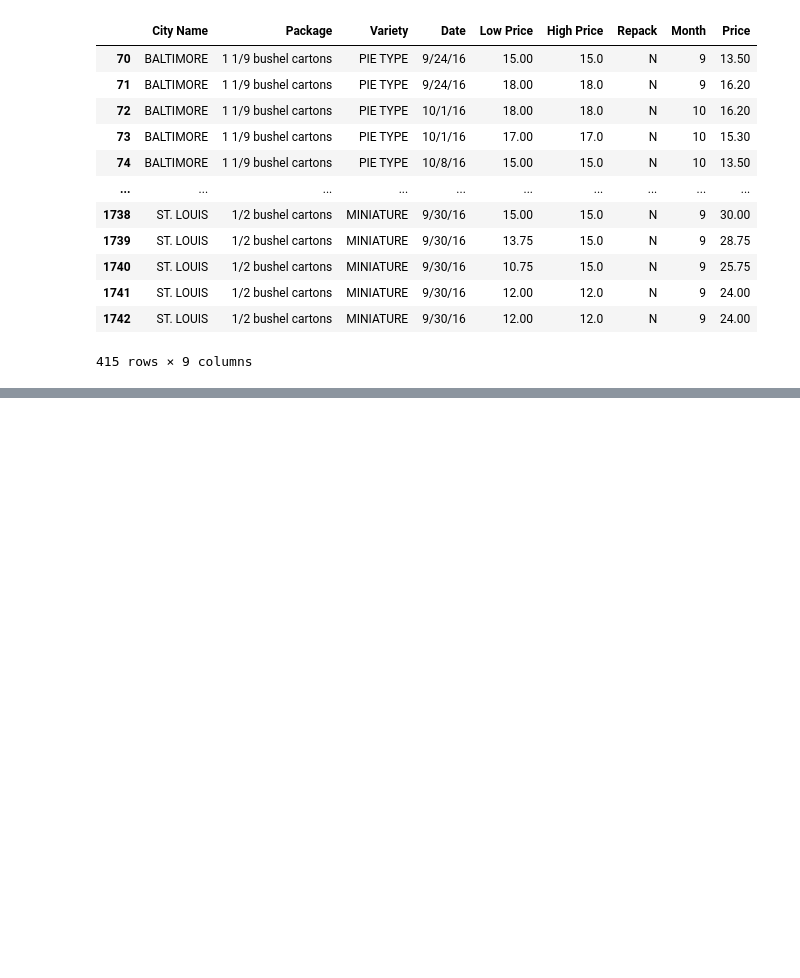
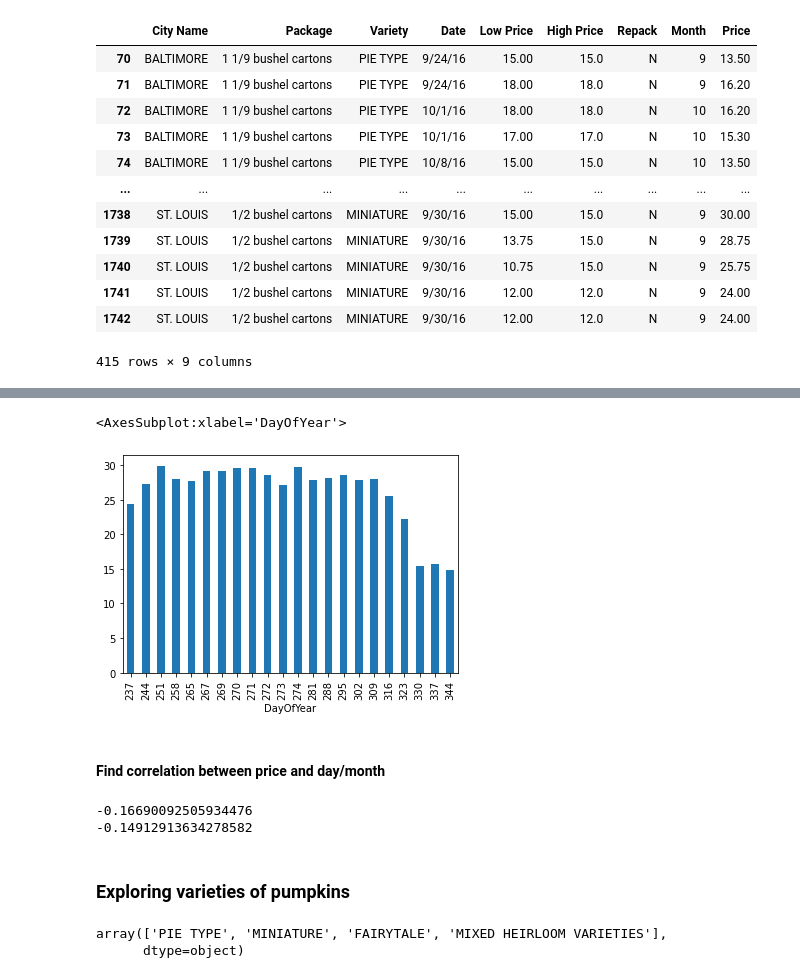
Before and after one commit to khqnn/machine-learning, a Jupyter notebook: regression/us pumpkins.ipynb, the cells around one changed output, grey strips where cells are left out. Saved outputs shown, nothing was run; the diff lists cells and outputs as text; code cells hidden in the pictures; blank space fills up the shorter version.

```diff
--- a/regression/us pumpkins.ipynb
+++ b/regression/us pumpkins.ipynb
@@ -127,0 +165,20 @@ pumpkins_data
+# %%
+pumpkins_data.groupby('DayOfYear').mean()['Price'].plot(kind='bar')
+# %% [output]
+<AxesSubplot:xlabel='DayOfYear'>
+[figure, added]
+# %% [markdown]
+#### Find correlation between price and day/month
+# %%
+print(pumpkins_data['DayOfYear'].corr(pumpkins_data['Price']))
+print(pumpkins_data['Month'].corr(pumpkins_data['Price']))
+# %% [output]
+-0.16690092505934476
+-0.14912913634278582
+# %% [markdown]
+### Exploring varieties of pumpkins
+# %%
+pumpkins_data['Variety'].unique()
+# %% [output]
+array(['PIE TYPE', 'MINIATURE', 'FAIRYTALE', 'MIXED HEIRLOOM VARIETIES'],
+      dtype=object)
```
Also changed, not shown: parts of 25 cells of this notebook, 1 other file.
